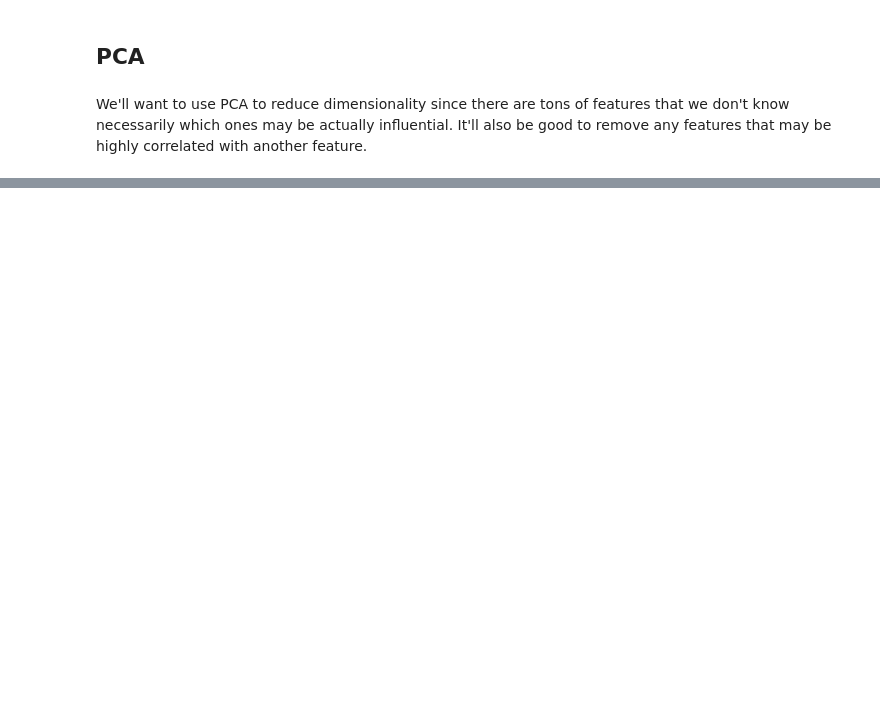
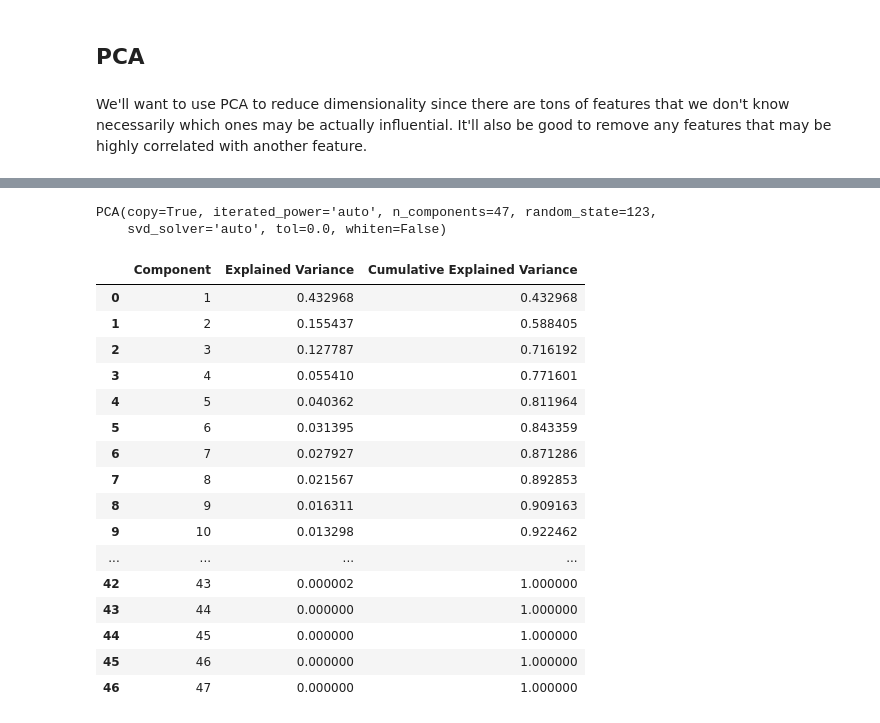
Before and after one commit to derek-y-lee/nba_player_selection, a Jupyter notebook: nbaPlayerClassify.ipynb, the cells around one changed output, grey strips where cells are left out. Saved outputs shown, nothing was run; the diff lists cells and outputs as text; code cells hidden in the pictures; blank space fills up the shorter version.

```diff
--- a/nbaPlayerClassify.ipynb
+++ b/nbaPlayerClassify.ipynb
@@ -309,0 +542,36 @@ We'll want to use PCA to reduce dimensionality since there are tons of features
+# %%
+from sklearn.decomposition import PCA
+n_components=stats_train.shape[1]
+pca = PCA(n_components=n_components, random_state=123)
+pca.fit(stats_scaled)
+# %% [output]
+PCA(copy=True, iterated_power='auto', n_components=47, random_state=123,
+    svd_solver='auto', tol=0.0, whiten=False)
+# %%
+explained_variance_ratio = pca.explained_variance_ratio_
+cum_explained_variance_ratio = np.cumsum(pca.explained_variance_ratio_)
+lst = []
+for i in range (0, n_components):
+    lst.append([i+1, round(explained_variance_ratio[i],6), cum_explained_variance_ratio[i]])
+
+pca_predictor = pd.DataFrame(lst)
+pca_predictor.columns = ['Component', 'Explained Variance', 'Cumulative Explained Variance']
+pca_predictor
+# %% [output]
+|  | Component | Explained Variance | Cumulative Explained Variance |
+| 0 | 1 | 0.432968 | 0.432968 |
+| 1 | 2 | 0.155437 | 0.588405 |
+| 2 | 3 | 0.127787 | 0.716192 |
+| 3 | 4 | 0.055410 | 0.771601 |
+| 4 | 5 | 0.040362 | 0.811964 |
+| 5 | 6 | 0.031395 | 0.843359 |
+| 6 | 7 | 0.027927 | 0.871286 |
+| 7 | 8 | 0.021567 | 0.892853 |
+| 8 | 9 | 0.016311 | 0.909163 |
+| 9 | 10 | 0.013298 | 0.922462 |
+| ... | ... | ... | ... |
+| 42 | 43 | 0.000002 | 1.000000 |
+| 43 | 44 | 0.000000 | 1.000000 |
+| 44 | 45 | 0.000000 | 1.000000 |
+| 45 | 46 | 0.000000 | 1.000000 |
+| 46 | 47 | 0.000000 | 1.000000 |
```
Also changed, not shown: parts of 40 cells of this notebook.
